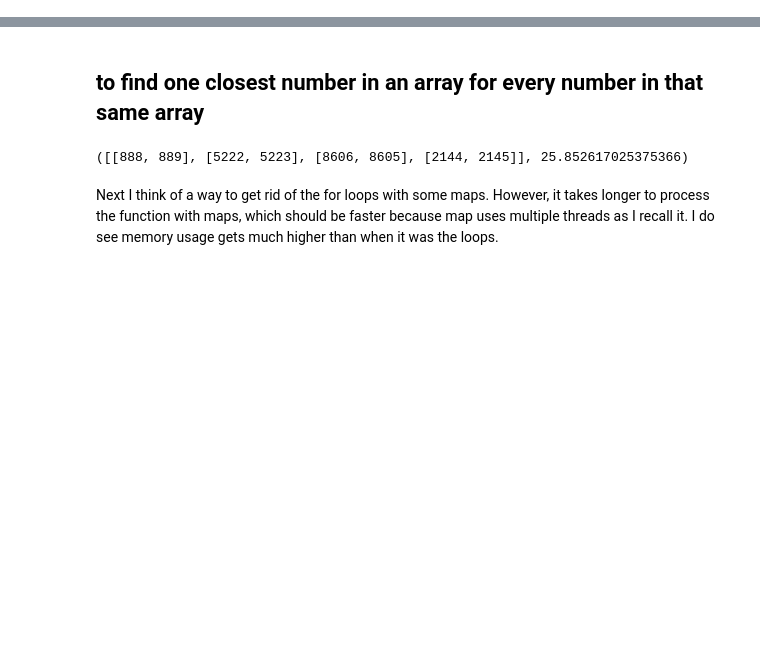
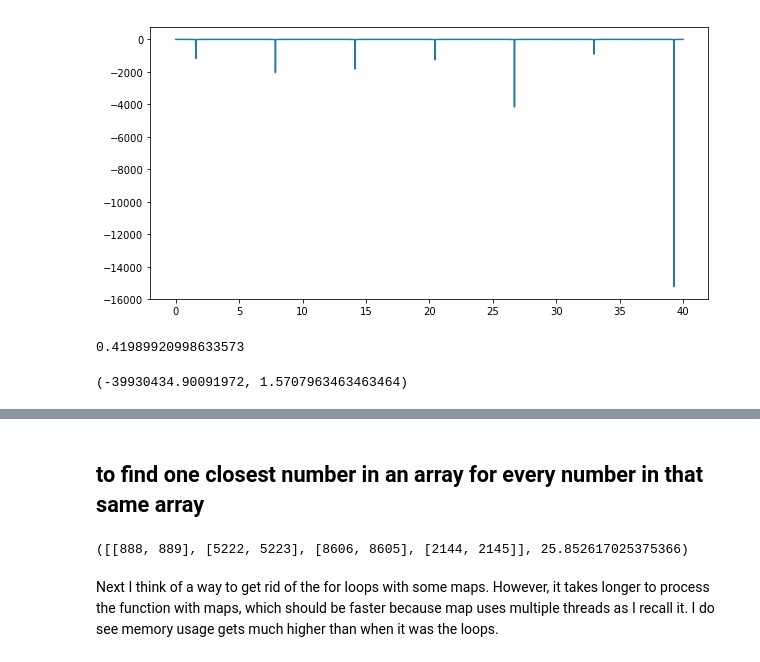
Before and after one commit to XufengXufengXufeng/learning-functional-programming, a Jupyter notebook: pairing up numbers.ipynb, the cells around one changed output, grey strips where cells are left out. Drawn from its saved outputs; the diff is of its cells as text; code cells hidden in the pictures; blank space fills up the shorter version.

```diff
--- a/pairing up numbers.ipynb
+++ b/pairing up numbers.ipynb
@@ -8,0 +14,23 @@ import pandas as pd
+# %%
+low = np.linspace(0,40,20000)
+def compute(i):
+    return math.cos(1+i)/math.acos(math.sin(i))
+y = list(map(compute,low))
+plt.figure(figsize=(10,5))
+plt.plot(low,y);
+# %% [output]
+[figure, added]
+# %%
+math.cos(1+31)/math.acos(math.sin(31))
+# %% [output]
+0.41989920998633573
+# %%
+lowest = 0
+idx = 1
+for i,m in enumerate(y):
+    if m < lowest:
+        lowest = m
+        idx = i
+lowest, low[idx]
+# %% [output]
+(-39930434.90091972, 1.5707963463463464)
```
Also changed, not shown: parts of 3 cells of this notebook.
